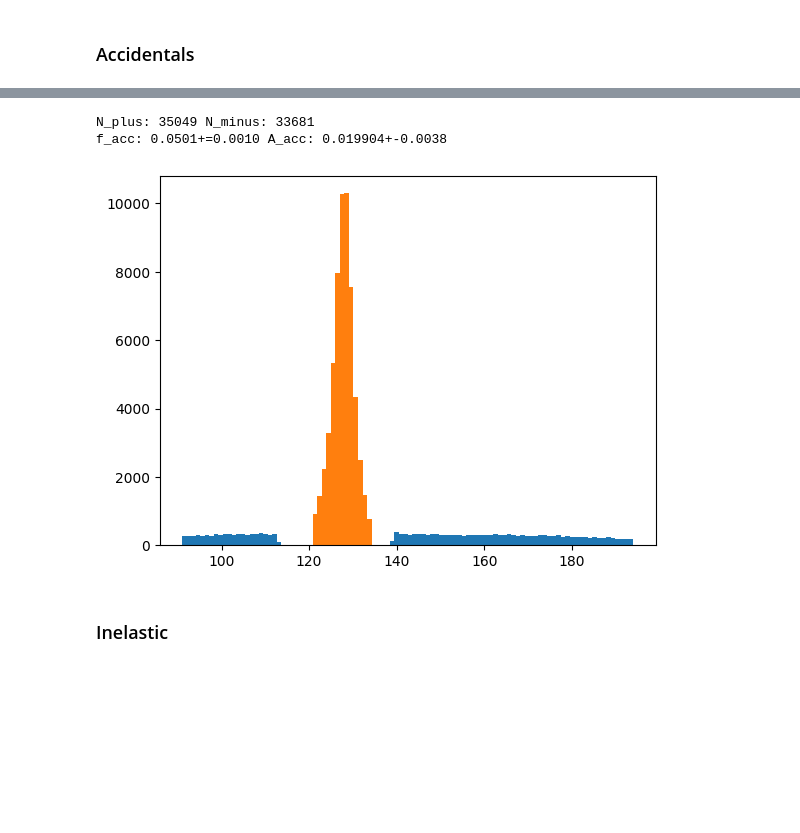
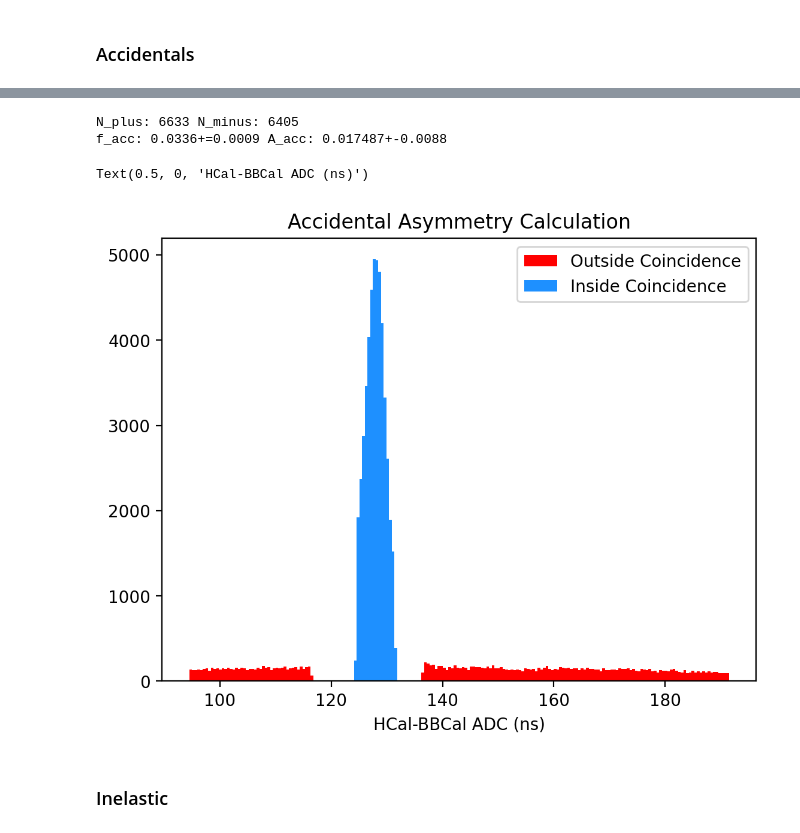
Before and after one commit to hp4xz/GEnAnalysis, a Jupyter notebook: analysis-pass2/1_Full_analysisKin2Kin3.ipynb, the cells around one changed output, grey strips where cells are left out. Drawn from its saved outputs; the diff is of its cells as text; code cells hidden in the pictures; blank space fills up the shorter version.

```diff
--- a/analysis-pass2/1_Full_analysisKin2Kin3.ipynb
+++ b/analysis-pass2/1_Full_analysisKin2Kin3.ipynb
@@ -72,7 +70,17 @@ print(f'dybgmax: {dybgmax}')
 print(f'Q2: {Q2}')
 print(f'Coin Min: {coinmin} Coin Max: {coinmax}')
 
-W2min=-1.9
+
+W2min=-0.5300
+W2max=1.5800
+dxmin=-0.5333
+dxmax=0.5333
+dymin=-0.6333
+dymax=0.6333
+coinmin=124.5000
+coinmax=131.5000
+
+#W2min=-1.9
 #dymin=-1
 #W2max=2
 # %% [output]
@@ -1033,21 +1044,25 @@ f_acc_error=f_acc * math.sqrt(1 / outside_number + 1 / inside_number)
 # %%
-plus_coin_hist,plus_coin_edges=np.histogram(generic["coin_time"][accidentalcut&hpluscut],bins=100,range=(coinmin-30,coinmax+60))
-minus_coin_hist,minus_coin_edges=np.histogram(generic["coin_time"][accidentalcut&hminuscut],bins=100,range=(coinmin-30,coinmax+60))
-plt.hist(generic["coin_time"][wcut&dycut&dxcut&anticoincut],bins=100,
-        range=(coinmin-30,coinmax+60))
-plt.hist(generic["coin_time"][wcut&dycut&dxcut&coincut],bins=100,
-        range=(coinmin-30,coinmax+60))
+plt.figure(dpi=200)
+plus_coin_hist,plus_coin_edges=np.histogram(generic["coin_time"][anticoincut&accidentalcut&hpluscut],bins=200,range=(coinmin-30,coinmax+60))
+minus_coin_hist,minus_coin_edges=np.histogram(generic["coin_time"][anticoincut&accidentalcut&hminuscut],bins=200,range=(coinmin-30,coinmax+60))
+plt.hist(generic["coin_time"][wcut&dycut&dxcut&anticoincut],bins=200,
+        range=(coinmin-30,coinmax+60),color='red',label='Outside Coincidence')
+plt.hist(generic["coin_time"][wcut&dycut&dxcut&coincut],bins=200,
+        range=(coinmin-30,coinmax+60),color='dodgerblue',label="Inside Coincidence")
 coin_plus_total = np.sum(plus_coin_hist)
 coin_minus_total = np.sum(minus_coin_hist)
-
+plt.legend(loc='upper right')
 A_acc=(coin_plus_total-coin_minus_total)/(coin_plus_total+coin_minus_total)
 A_acc_error=2*math.sqrt(coin_plus_total * coin_minus_total) / (coin_plus_total + coin_minus_total)**(3/2)
 print(f"N_plus: {coin_plus_total} N_minus: {coin_minus_total}")
 print(f"f_acc: {f_acc:.4f}+={f_acc_error:.4f} A_acc: {A_acc:.6f}+-{A_acc_error:.4f}")
+plt.title("Accidental Asymmetry Calculation")
+plt.xlabel("HCal-BBCal ADC (ns)")
 # %% [output]
-N_plus: 35049 N_minus: 33681
-f_acc: 0.0501+=0.0010 A_acc: 0.019904+-0.0038
+N_plus: 6633 N_minus: 6405
+f_acc: 0.0336+=0.0009 A_acc: 0.017487+-0.0088
+Text(0.5, 0, 'HCal-BBCal ADC (ns)')
-[figure, old version]
+[figure, new version]
 # %% [markdown]
 ### Inelastic
 # %% [markdown]
```
Also changed, not shown: parts of 71 cells of this notebook, 24 other files.
